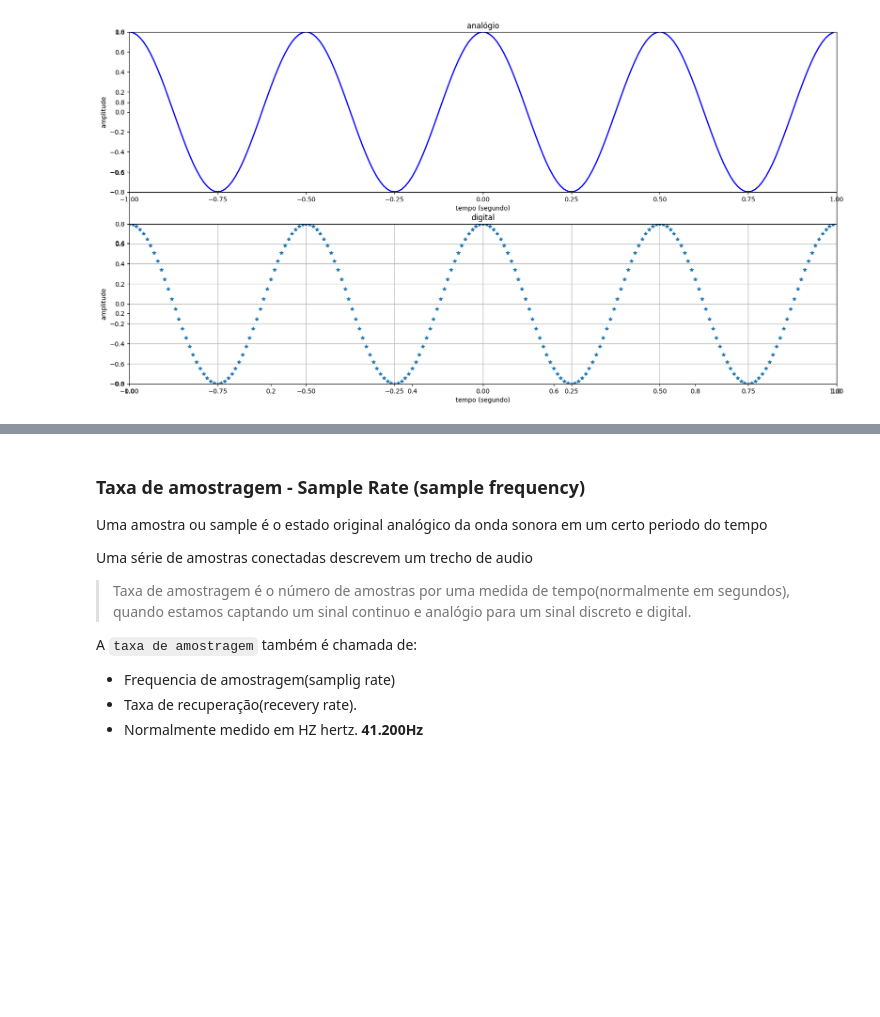
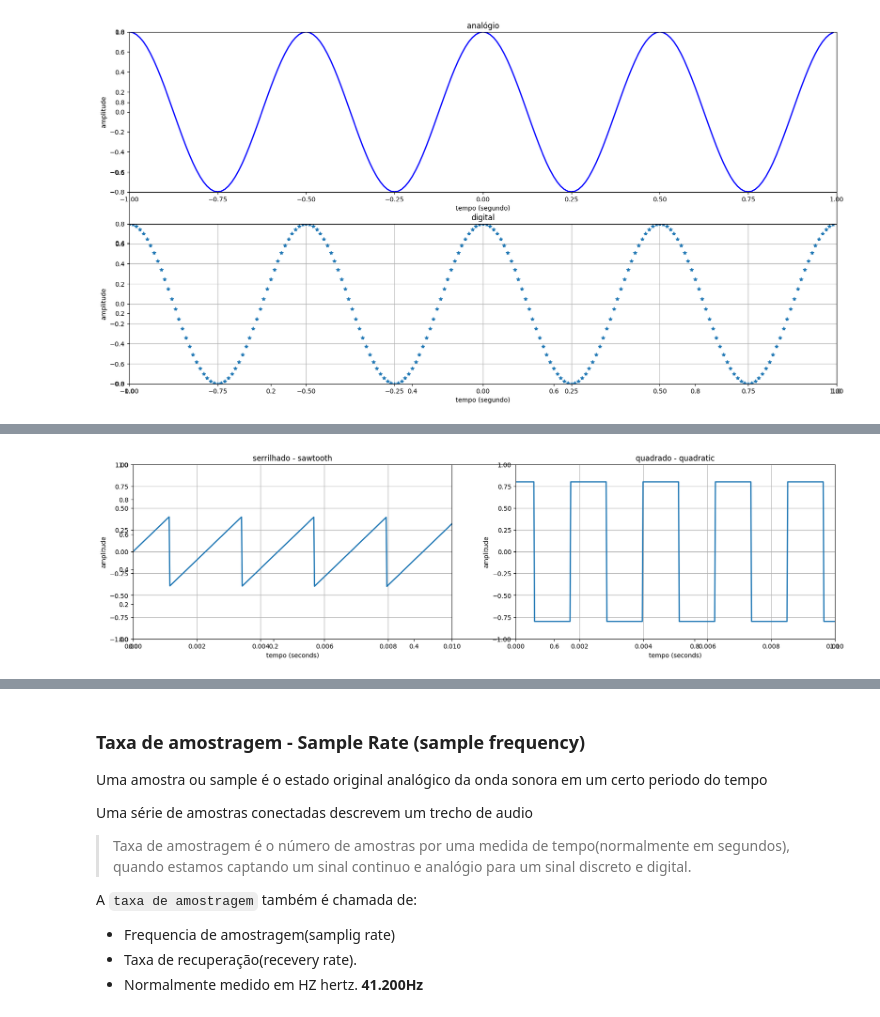
Before and after one commit to leandronunescorreia/audio-processing, a Jupyter notebook: audio_processing_basics.ipynb, the cells around one changed output, grey strips where cells are left out. Saved outputs shown, nothing was run; the diff lists cells and outputs as text; code cells hidden in the pictures; blank space fills up the shorter version.

```diff
--- a/audio_processing_basics.ipynb
+++ b/audio_processing_basics.ipynb
@@ -206,0 +217,32 @@ Text(0, 0.5, 'amplitude')
+# %%
+amplitude = .8
+frequencia = 440
+fase_inicial = np.pi/2
+duracao = 1.0
+taxa_amostragem = 44100
+
+t = np.linspace(0, duracao, int(taxa_amostragem * duracao), endpoint=False)
+
+sawtooth_wave = amplitude *(t * frequencia - np.floor(0.5 + t * frequencia))
+
+quadratic_wave = amplitude * np.sign(np.sin(2 * np.pi * frequencia * t + fase_inicial))
+
+
+plt.subplots(figsize=(20, 5))
+plt.subplot(1,2,1)
+plt.title('serrilhado - sawtooth')
+plt.plot(t, sawtooth_wave, linewidth=2)
+plt.axis([-.0, 1/100, -1.0, 1.0])
+plt.xlabel('tempo (seconds)')
+plt.ylabel('amplitude')
+plt.grid(True)
+
+plt.subplot(1,2,2)
+plt.title('quadrado - quadratic')
+plt.plot(t, quadratic_wave, linewidth=2)
+plt.axis([-.0, 1/100, -1.0, 1.0])
+plt.xlabel('tempo (seconds)')
+plt.ylabel('amplitude')
+plt.grid(True)
+# %% [output]
+[figure, added]
```
Also changed, not shown: parts of 10 cells of this notebook, 2 other files.
